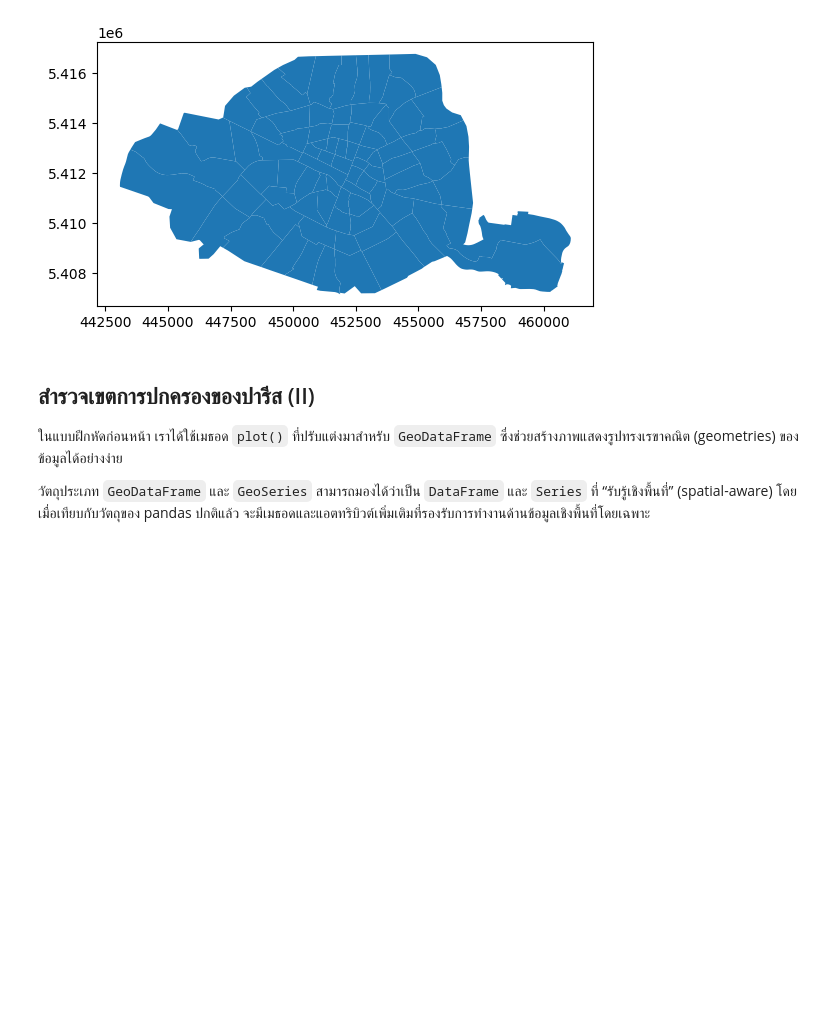
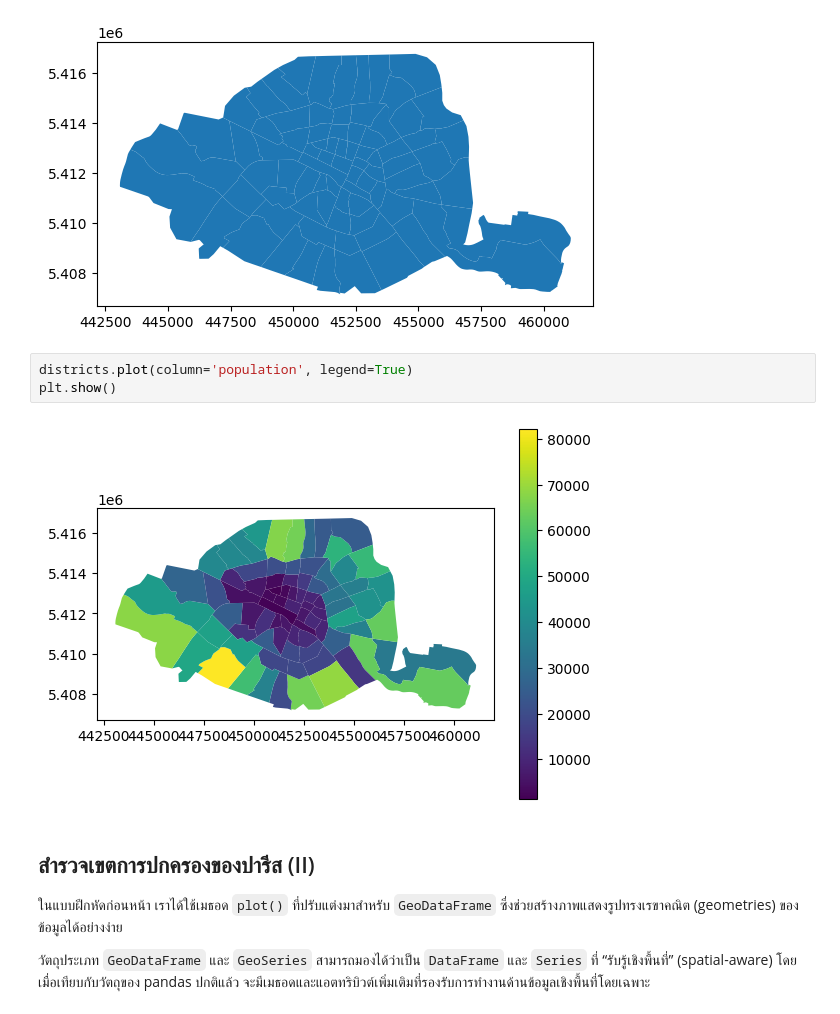
Before and after one commit to master0slave/basic-geo-spatial-analysis, a Jupyter notebook: notebooks/ch01/nb-geospatial-vector-data.ipynb, the cells around one changed output. Drawn from its saved outputs; the diff is of its cells as text; blank space fills up the shorter version.

```diff
--- a/notebooks/ch01/nb-geospatial-vector-data.ipynb
+++ b/notebooks/ch01/nb-geospatial-vector-data.ipynb
@@ -78,6 +79,11 @@ plt.show()
 3  POLYGON ((451004.908 5412654.095, 450960.64 54...
 4  POLYGON ((451328.752 5412991.278, 451294.721 5...
 [figure]
+# %%
+districts.plot(column='population', legend=True)
+plt.show()
+# %% [output]
+[figure, added]
 # %% [markdown]
 ## สำรวจเขตการปกครองของปารีส (II)
 
```
Also changed, not shown: parts of 4 cells of this notebook, 1 other file.
